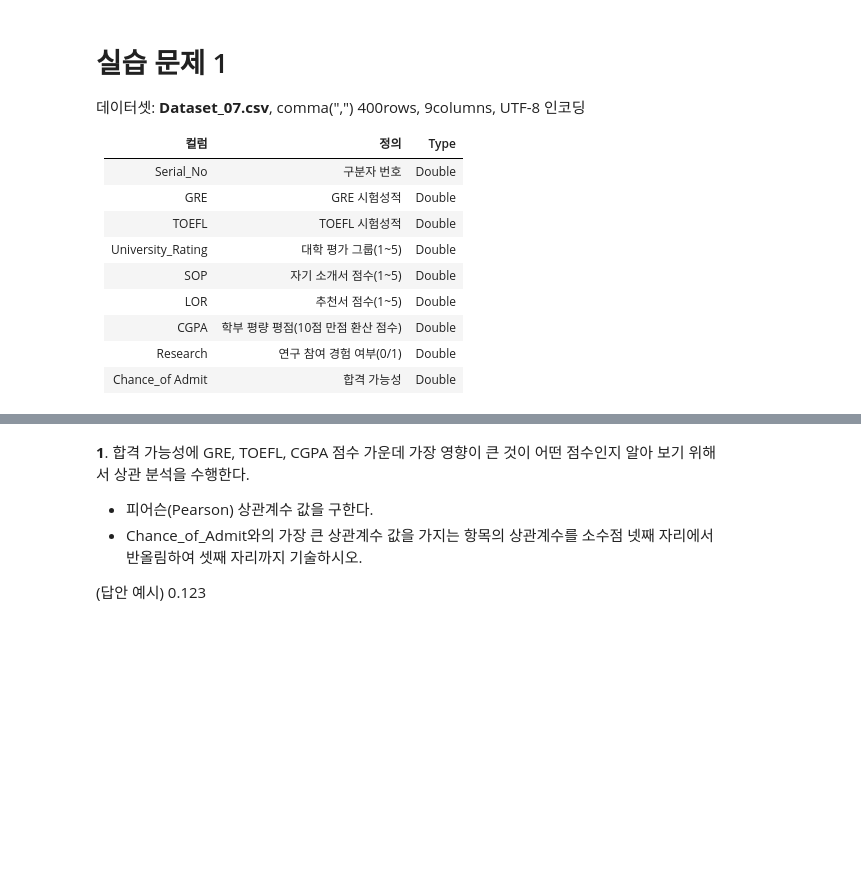
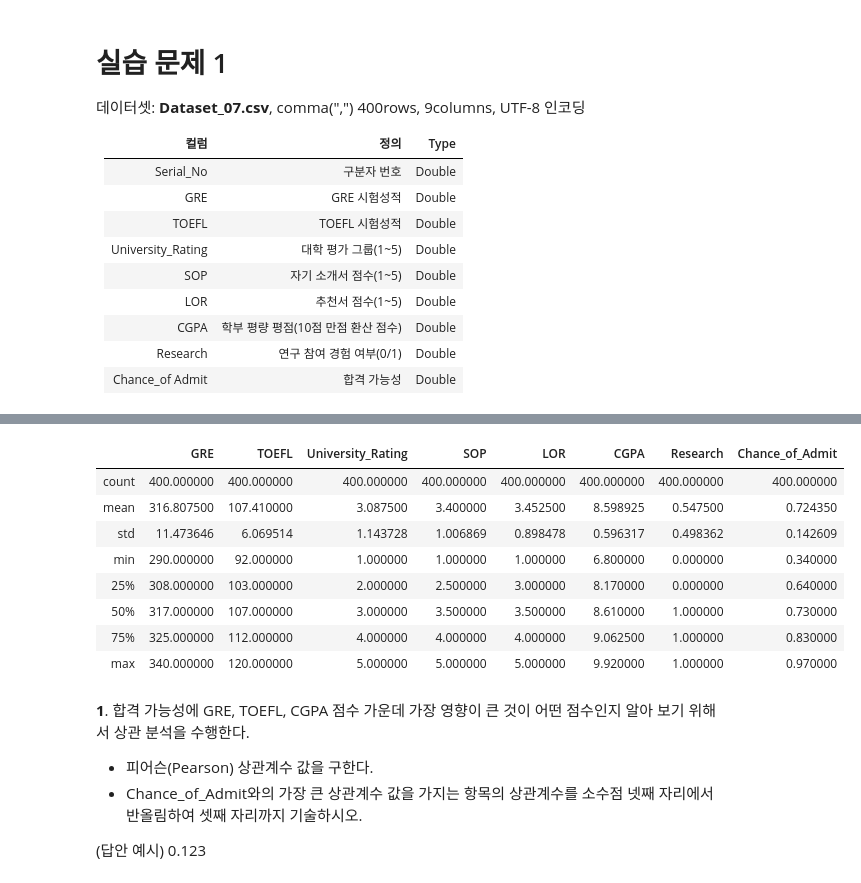
Before and after one commit to sunkusun9/prods_asso, a Jupyter notebook: prods_asso_실기풀이.ipynb, the cells around one changed output, grey strips where cells are left out. Cells and saved outputs as stored; diff of their text form; code cells hidden in the pictures; blank space fills up the shorter version.

```diff
--- a/prods_asso_실기풀이.ipynb
+++ b/prods_asso_실기풀이.ipynb
@@ -41,3 +43,6 @@ scipy 1.5.2
 |CGPA|학부 평량 평점(10점 만점 환산 점수)|Double|
 |Research| 연구 참여 경험 여부(0/1)|Double|
 |Chance_of Admit|합격 가능성|Double|
+# %%
+df_07 = pd.read_csv('Dataset_07.csv', index_col='Serial_No')
+df_07.head()
@@ -44,3 +73,15 @@ scipy 1.5.2
+# %%
+df_07.describe()
+# %% [output]
+|  | GRE | TOEFL | University_Rating | SOP | LOR | CGPA | Research | Chance_of_Admit |
+| count | 400.000000 | 400.000000 | 400.000000 | 400.000000 | 400.000000 | 400.000000 | 400.000000 | 400.000000 |
+| mean | 316.807500 | 107.410000 | 3.087500 | 3.400000 | 3.452500 | 8.598925 | 0.547500 | 0.724350 |
+| std | 11.473646 | 6.069514 | 1.143728 | 1.006869 | 0.898478 | 0.596317 | 0.498362 | 0.142609 |
+| min | 290.000000 | 92.000000 | 1.000000 | 1.000000 | 1.000000 | 6.800000 | 0.000000 | 0.340000 |
+| 25% | 308.000000 | 103.000000 | 2.000000 | 2.500000 | 3.000000 | 8.170000 | 0.000000 | 0.640000 |
+| 50% | 317.000000 | 107.000000 | 3.000000 | 3.500000 | 3.500000 | 8.610000 | 1.000000 | 0.730000 |
+| 75% | 325.000000 | 112.000000 | 4.000000 | 4.000000 | 4.000000 | 9.062500 | 1.000000 | 0.830000 |
+| max | 340.000000 | 120.000000 | 5.000000 | 5.000000 | 5.000000 | 9.920000 | 1.000000 | 0.970000 |
 # %% [markdown]
 **1**. 합격 가능성에 GRE, TOEFL, CGPA 점수 가운데 가장 영향이 큰 것이 어떤 점수인지 알아 보기 위해서 상관 분석을 수행한다.
 
```
Also changed, not shown: parts of 24 cells of this notebook, 2 other files.
